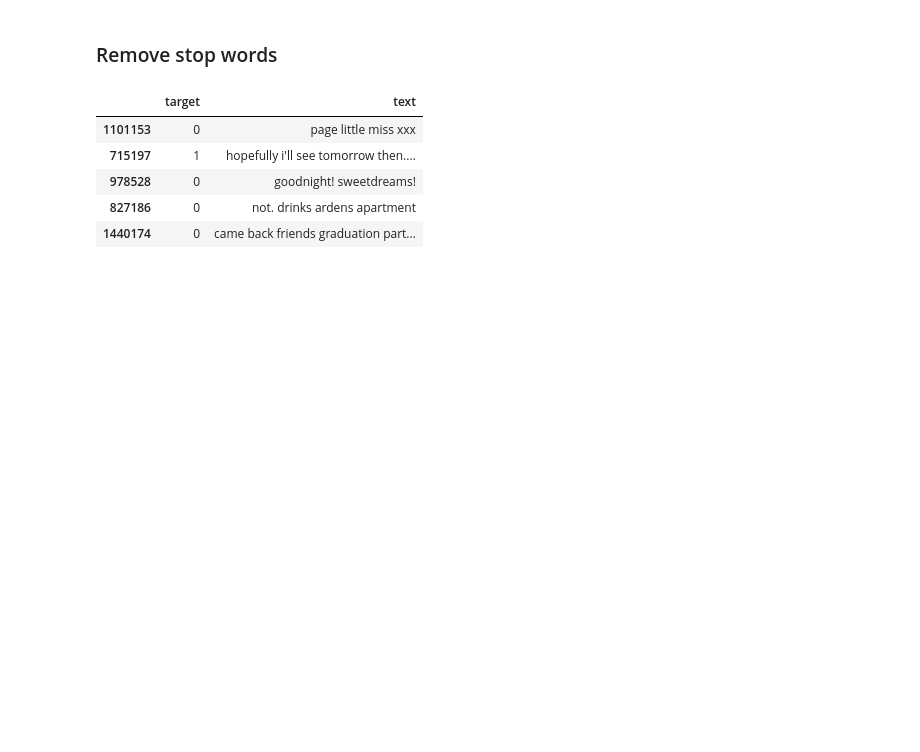
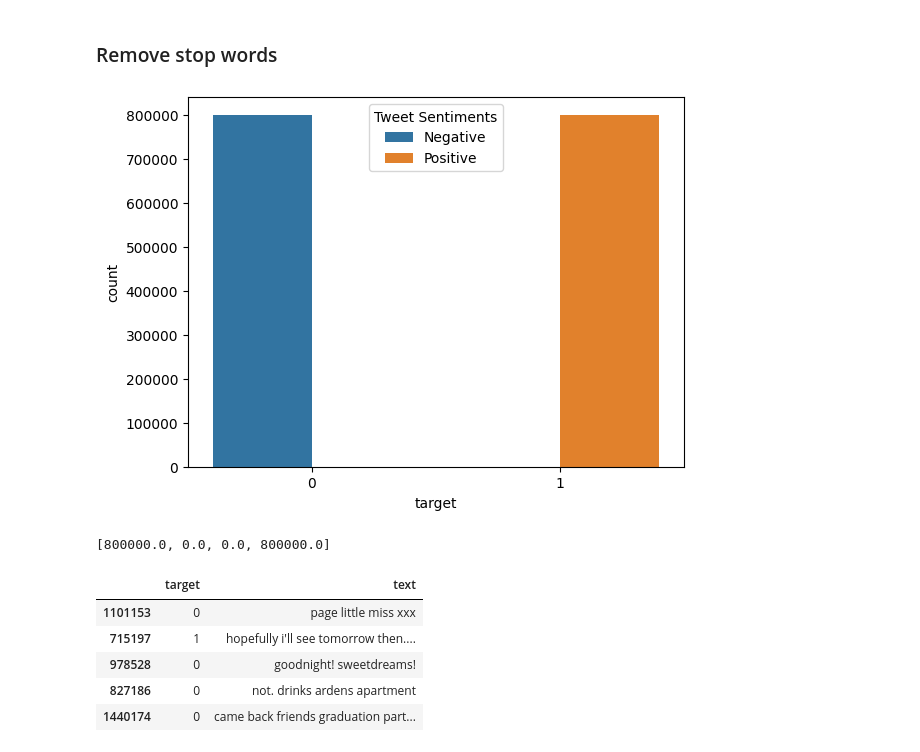
Before and after one commit to vishal-parameswaran/Suicidal_Intent_NLP_Classifier, a Jupyter notebook: Simple models.ipynb, the cells around one changed output. Cells and saved outputs as stored; diff of their text form; code cells hidden in the pictures; blank space fills up the shorter version.

```diff
--- a/Simple models.ipynb
+++ b/Simple models.ipynb
@@ -34,2 +45,17 @@ https://nalepae.github.io/pandarallel/troubleshooting/
 # %% [markdown]
 ### Remove stop words
+# %%
+new_df = pd.concat([train_df,val_df])
+# %%
+plot = sns.countplot(x='target', data=new_df, hue='target')
+
+
+plt.legend(title='Tweet Sentiments', loc='upper center', labels=['Negative', 'Positive'])
+plt.show()
+# %% [output]
+[figure, added]
+# %%
+barX = [h.get_height() for h in plot.patches]
+barX
+# %% [output]
+[800000.0, 0.0, 0.0, 800000.0]
```
Also changed, not shown: parts of 7 cells of this notebook, 3 other files.
